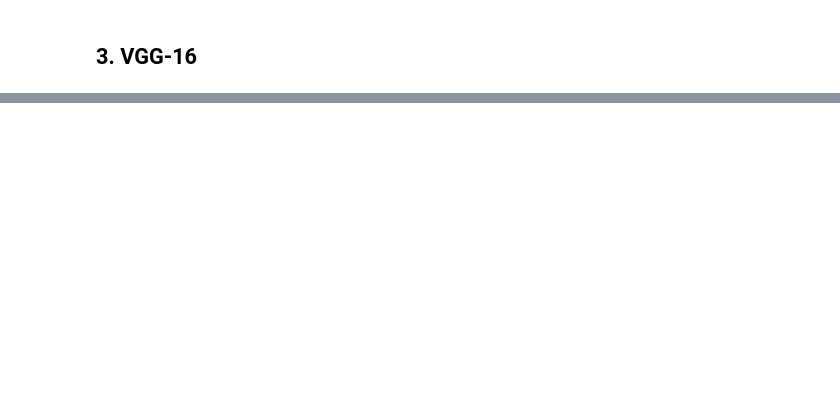
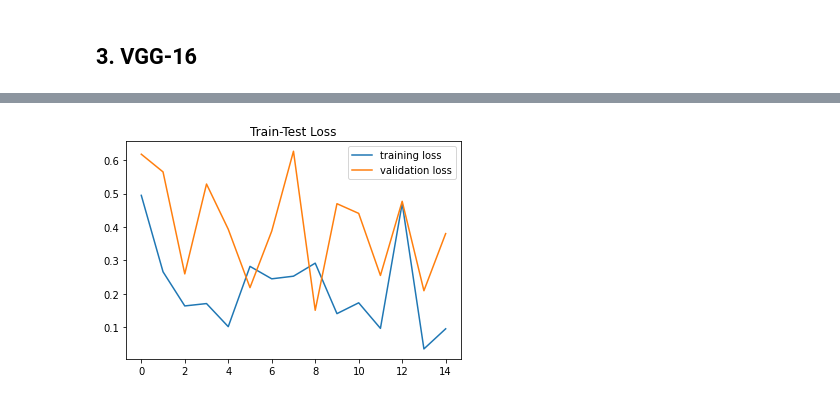
Before and after one commit to rifatislamomio/Neural-Net_Flame-Smoke-Detection, a Jupyter notebook: cse465-flame-smoke-detection.ipynb, the cells around one changed output, grey strips where cells are left out. Drawn from its saved outputs; the diff is of its cells as text; code cells hidden in the pictures; blank space fills up the shorter version.

```diff
--- a/cse465-flame-smoke-detection.ipynb
+++ b/cse465-flame-smoke-detection.ipynb
@@ -964,0 +1240,3 @@ evalDf
+# %%
+for i,acc in enumerate(test_correct_zf):
+    print(f'Test accuracy for ephoch-{i+1}: {acc.item()*100/len(test_data):.2f}%')
@@ -964,0 +1305,4 @@ evalDf
+# %%
+modelGNET = models.googlenet(pretrained=True)
+for param in modelGNET.parameters():
+    param.requires_grad = False
@@ -964,0 +1318,17 @@ evalDf
+# %%
+#Modifying the FC layer
+modelGNET.fc = nn.Linear(modelGNET.fc.in_features, len(class_names))
+modelGNET = modelGNET.to(device)
+# %%
+#Hyper parameters
+GNLR = 0.001
+GNMomentum = 0.9
+GNEPOCH = 15
+GNSEED = 101
+
+torch.manual_seed(GNSEED)
+torch.cuda.manual_seed(GNSEED)
+
+criterion = nn.CrossEntropyLoss()
+#SGD as optimizer with lr and momentum
+optimizer = torch.optim.SGD(modelGNET.fc.parameters(), lr= GNLR, momentum= GNMomentum)
@@ -964,0 +1412,7 @@ evalDf
+# %%
+plt.plot(train_losses_gn, label='training loss')
+plt.plot(test_losses_gn, label='validation loss')
+plt.title('Train-Test Loss')
+plt.legend();
+# %% [output]
+[figure, added]
```
Also changed, not shown: parts of 58 cells of this notebook.
